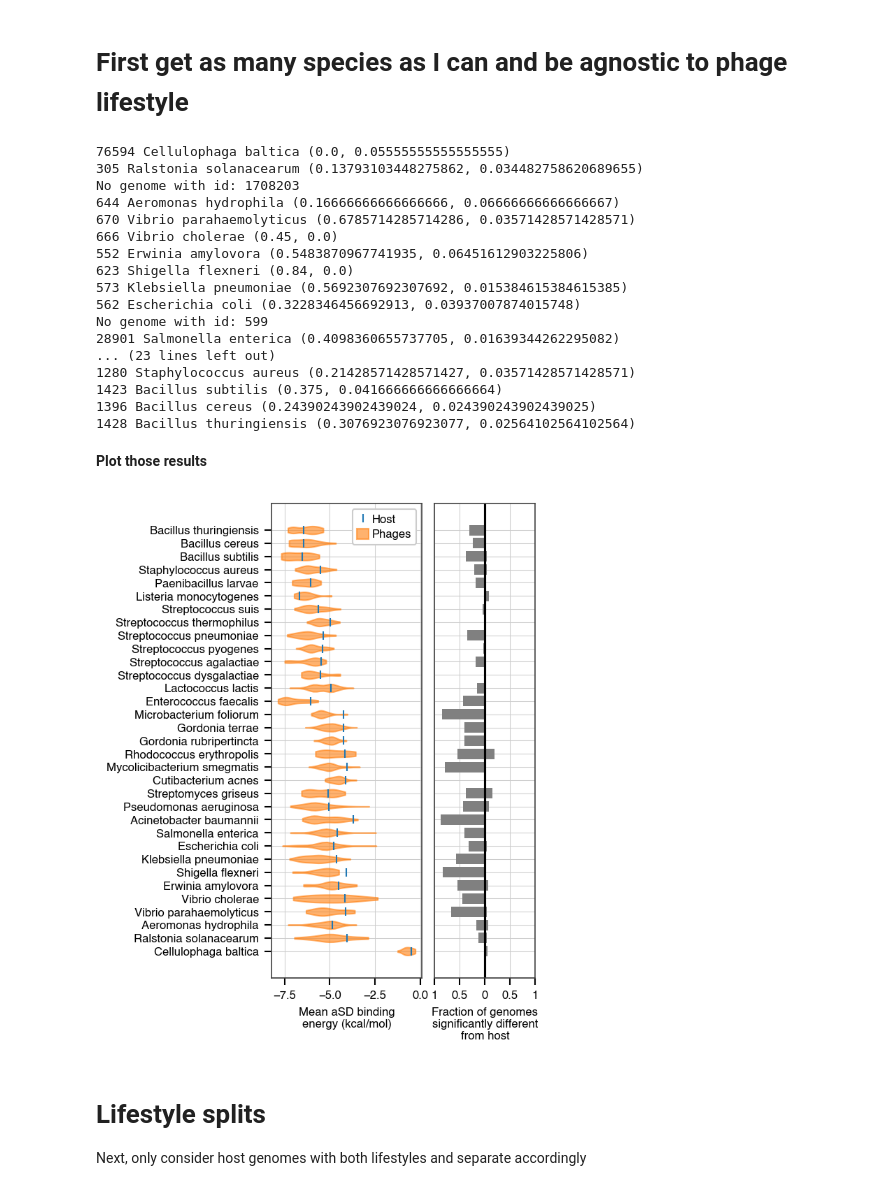
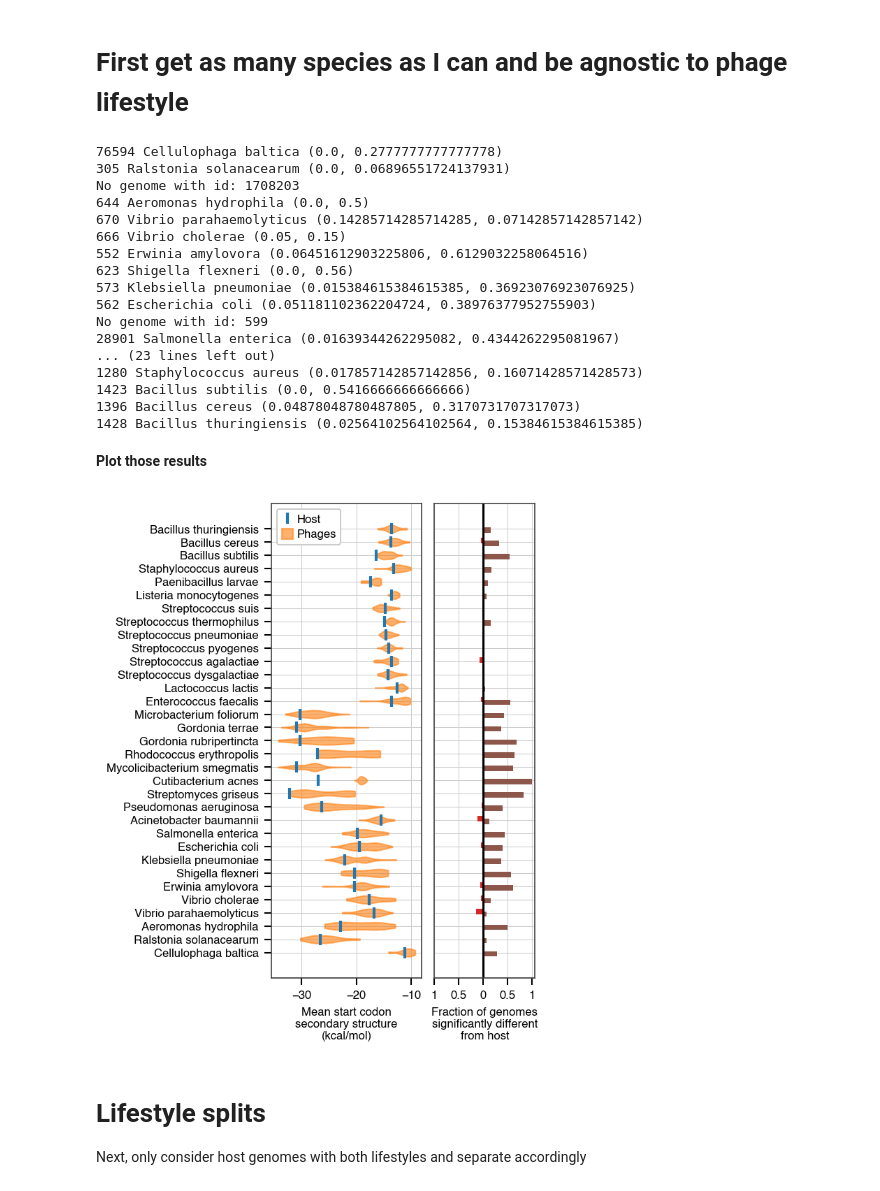
Before and after one commit to adamhockenberry/phage-translation, a Jupyter notebook: Code/7-multi-species-analysis.ipynb, the cells around one changed output. Cells and saved outputs as stored; diff of their text form; code cells hidden in the pictures.

```diff
--- a/Code/7-multi-species-analysis.ipynb
+++ b/Code/7-multi-species-analysis.ipynb
@@ -56,6 +56,11 @@ matplotlib.rcParams['legend.fontsize'] = 8
 
 prop_cycle = plt.rcParams['axes.prop_cycle']
 colors = prop_cycle.by_key()['color']
+
+
+from matplotlib import rc
+rc('font',**{'family':'sans-serif','sans-serif':['Helvetica']})
+plt.rcParams['pdf.fonttype'] = 42
 # %%
 phages_df = pd.read_csv('../Data/NCBI_phage_db/paper_dataset_11_2020_with_clusters.tsv', sep='\t')
 phages_df.head()
@@ -119,8 +124,8 @@ for key, val in col_to_label_dict.items():
 host_genome_dir = '../Data/NCBI_phage_db/host_genomes/'
 base_viral_genome_dir = '../Data/NCBI_phage_db/phage_genomes/'
 
-col_name = 'aSD_binding'
-# col_name = 'sec_struct'
+# col_name = 'aSD_binding'
+col_name = 'sec_struct'
 # col_name = 'Start_accessibility'
 # col_name = 'GC_cds'
 # col_name = 'iCUB'
@@ -166,59 +171,59 @@ for host_id in phylo_listy[::-1]:
           phages_df[phages_df['Host_species_id']==host_id].iloc[0]['Host_species_name'],
           all_phage_sig[-1])
 # %% [output]
-76594 Cellulophaga baltica (0.0, 0.05555555555555555)
-305 Ralstonia solanacearum (0.13793103448275862, 0.034482758620689655)
+76594 Cellulophaga baltica (0.0, 0.2777777777777778)
+305 Ralstonia solanacearum (0.0, 0.06896551724137931)
 No genome with id: 1708203
-644 Aeromonas hydrophila (0.16666666666666666, 0.06666666666666667)
-670 Vibrio parahaemolyticus (0.6785714285714286, 0.03571428571428571)
-666 Vibrio cholerae (0.45, 0.0)
-552 Erwinia amylovora (0.5483870967741935, 0.06451612903225806)
-623 Shigella flexneri (0.84, 0.0)
-573 Klebsiella pneumoniae (0.5692307692307692, 0.015384615384615385)
-562 Escherichia coli (0.3228346456692913, 0.03937007874015748)
+644 Aeromonas hydrophila (0.0, 0.5)
+670 Vibrio parahaemolyticus (0.14285714285714285, 0.07142857142857142)
+666 Vibrio cholerae (0.05, 0.15)
+552 Erwinia amylovora (0.06451612903225806, 0.6129032258064516)
+623 Shigella flexneri (0.0, 0.56)
+573 Klebsiella pneumoniae (0.015384615384615385, 0.36923076923076925)
+562 Escherichia coli (0.051181102362204724, 0.38976377952755903)
 No genome with id: 599
-28901 Salmonella enterica (0.4098360655737705, 0.01639344262295082)
+28901 Salmonella enterica (0.01639344262295082, 0.4344262295081967)
 ... (23 lines left out)
-1280 Staphylococcus aureus (0.21428571428571427, 0.03571428571428571)
-1423 Bacillus subtilis (0.375, 0.041666666666666664)
-1396 Bacillus cereus (0.24390243902439024, 0.024390243902439025)
-1428 Bacillus thuringiensis (0.3076923076923077, 0.02564102564102564)
+1280 Staphylococcus aureus (0.017857142857142856, 0.16071428571428573)
+1423 Bacillus subtilis (0.0, 0.5416666666666666)
+1396 Bacillus cereus (0.04878048780487805, 0.3170731707317073)
+1428 Bacillus thuringiensis (0.02564102564102564, 0.15384615384615385)
 # %% [markdown]
 **Plot those results**
 # %%
 all_y_vals = list(np.arange(1, len(all_phage_means)+1, 1))
 phage_patch = mpatches.Patch(color=colors[1], alpha=0.6, label='Phages')
 
 fig, ax_arr = plt.subplots(figsize=(3.25,6), ncols=2, sharey=True, gridspec_kw={'width_ratios': [1.5, 1]})
 ###Subplot 1
 vparts = ax_arr[0].violinplot(all_phage_means, widths=0.6, vert=False,
                               showextrema=False, points=20)
 for pc in vparts['bodies']:
     pc.set_facecolor(colors[1])
     pc.set_edgecolor(colors[1])
     pc.set_alpha(0.6)
 host_data = ax_arr[0].plot(all_host_means, all_y_vals, c=colors[0],\
-            marker='|', linestyle='', zorder=2, markersize=6, mew=1, label='Host')
+            marker='|', linestyle='', zorder=2, markersize=8, mew=2, label='Host')
 ax_arr[0].set_yticks(all_y_vals);
 ax_arr[0].set_yticklabels(host_species_names, size=8);
 ax_arr[0].set_xlabel(mean_col_to_label_dict[col_name], fontsize=8)
 ax_arr[0].legend(handles=[host_data[0], phage_patch], framealpha=1.0, handlelength=1, handleheight=1, handletextpad=0.3, labelspacing=0.3)
 
 ###Subplot 2
-l_bar = ax_arr[1].barh(all_y_vals, [-1*i[0] for i in all_phage_sig], height=0.8,\
-             color='gray')
-r_bar = ax_arr[1].barh(all_y_vals, [i[1] for i in all_phage_sig], height=0.8,\
-            color='gray')
+l_bar = ax_arr[1].barh(np.array(all_y_vals)+0.1, [-1*i[0] for i in all_phage_sig], height=0.4,\
+             color=colors[3])
+r_bar = ax_arr[1].barh(np.array(all_y_vals)-0.1, [i[1] for i in all_phage_sig], height=0.4,\
+            color=colors[5])
 ax_arr[1].set_xticks([-1, -0.5, 0, 0.5, 1])
 ax_arr[1].set_xticklabels([1, 0.5, 0, 0.5, 1])
 ax_arr[1].axvline(0, c='k')
 ax_arr[1].tick_params(width=0, axis='y')
 ax_arr[1].set_xlabel('Fraction of genomes\nsignificantly different\nfrom host', fontsize=8)
 # ax_arr[0].xticks(size=8)
 plt.subplots_adjust(wspace=0.1)
 plt.savefig(figs_dir + '/all_species_{}.png'.format(col_name), dpi=300, bbox_inches='tight')
 # %% [output]
-[figure, old version]
+[figure, new version]
 # %% [markdown]
 # Lifestyle splits
 
```
Also changed, not shown: parts of 3 cells of this notebook, 25 other files.
